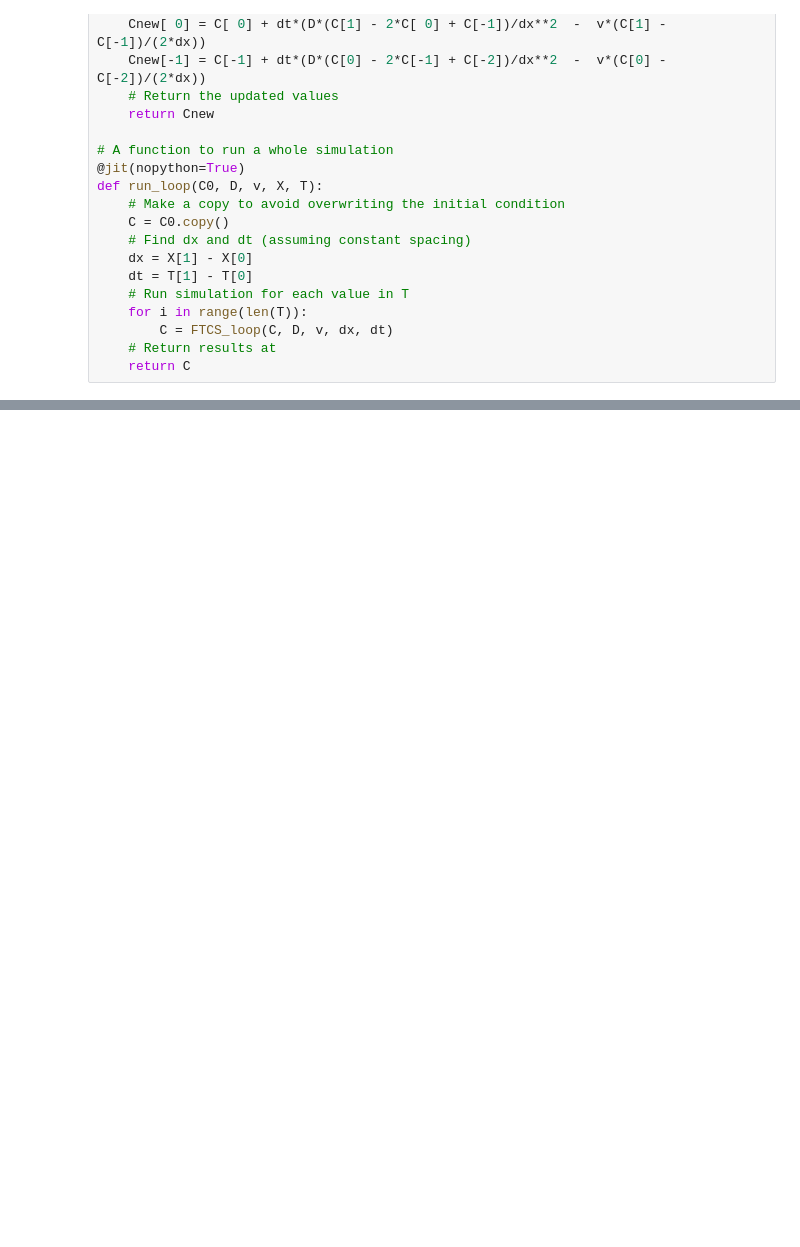
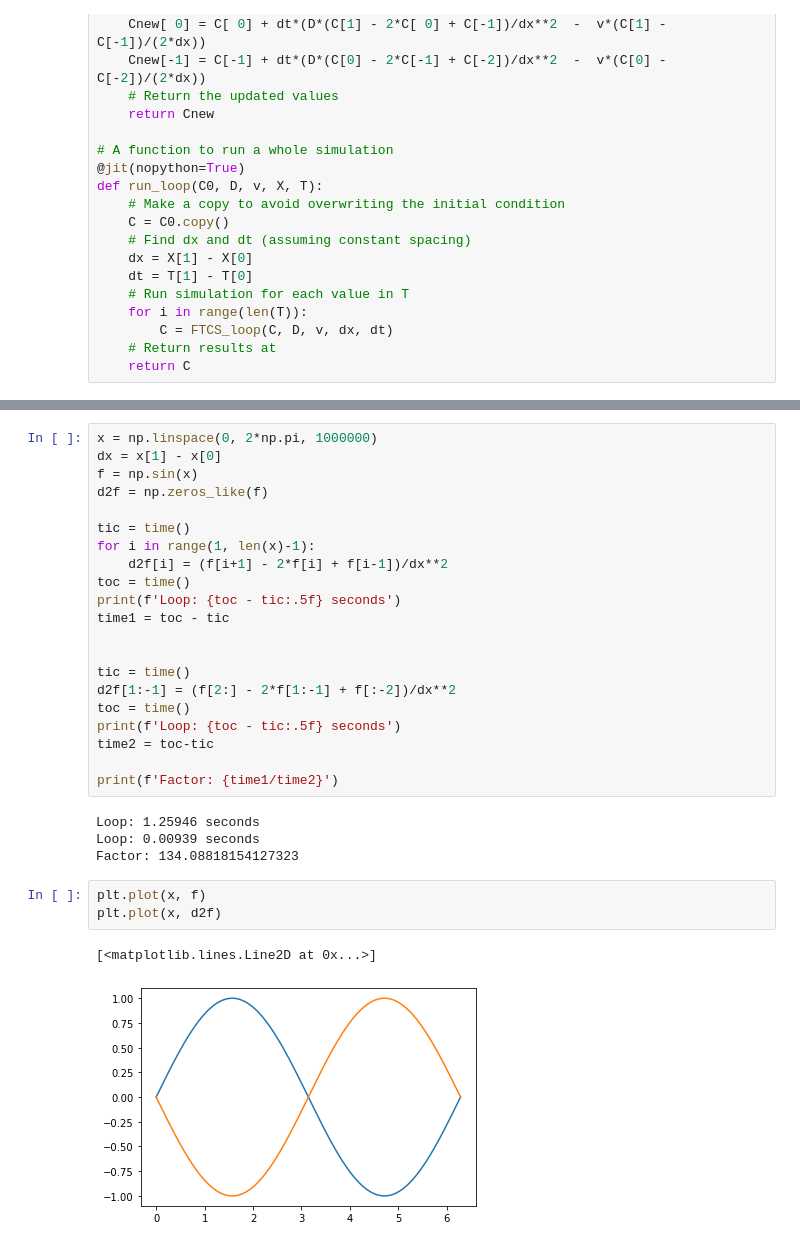
Before and after one commit to nordam/ComputationalPhysics, a Jupyter notebook: Notebooks/4 - Some tips for efficient code in Python.ipynb, the cells around one changed output, grey strips where cells are left out. Drawn from its saved outputs; the diff is of its cells as text; blank space fills up the shorter version.

```diff
--- a/Notebooks/4 - Some tips for efficient code in Python.ipynb
+++ b/Notebooks/4 - Some tips for efficient code in Python.ipynb
@@ -662,0 +663,31 @@ Running simulation took 0.01412 seconds
+# %%
+x = np.linspace(0, 2*np.pi, 1000000)
+dx = x[1] - x[0]
+f = np.sin(x)
+d2f = np.zeros_like(f)
+
+tic = time()
+for i in range(1, len(x)-1):
+    d2f[i] = (f[i+1] - 2*f[i] + f[i-1])/dx**2
+toc = time()
+print(f'Loop: {toc - tic:.5f} seconds')
+time1 = toc - tic
+
+
+tic = time()
+d2f[1:-1] = (f[2:] - 2*f[1:-1] + f[:-2])/dx**2
+toc = time()
+print(f'Loop: {toc - tic:.5f} seconds')
+time2 = toc-tic
+
+print(f'Factor: {time1/time2}')
+# %% [output]
+Loop: 1.25946 seconds
+Loop: 0.00939 seconds
+Factor: 134.08818154127323
+# %%
+plt.plot(x, f)
+plt.plot(x, d2f)
+# %% [output]
+[<matplotlib.lines.Line2D at 0x...>]
+[figure, added]
```
Also changed, not shown: parts of 7 cells of this notebook, 2 other files.
